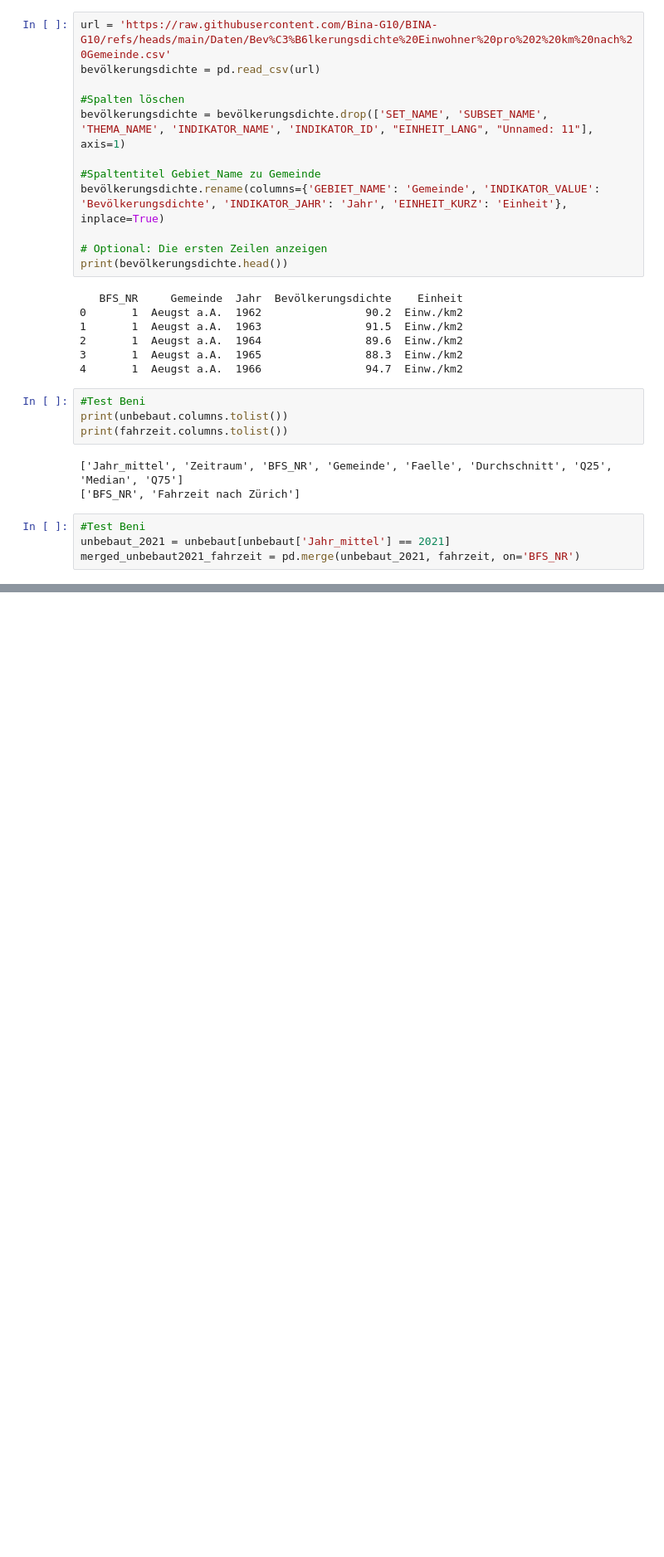
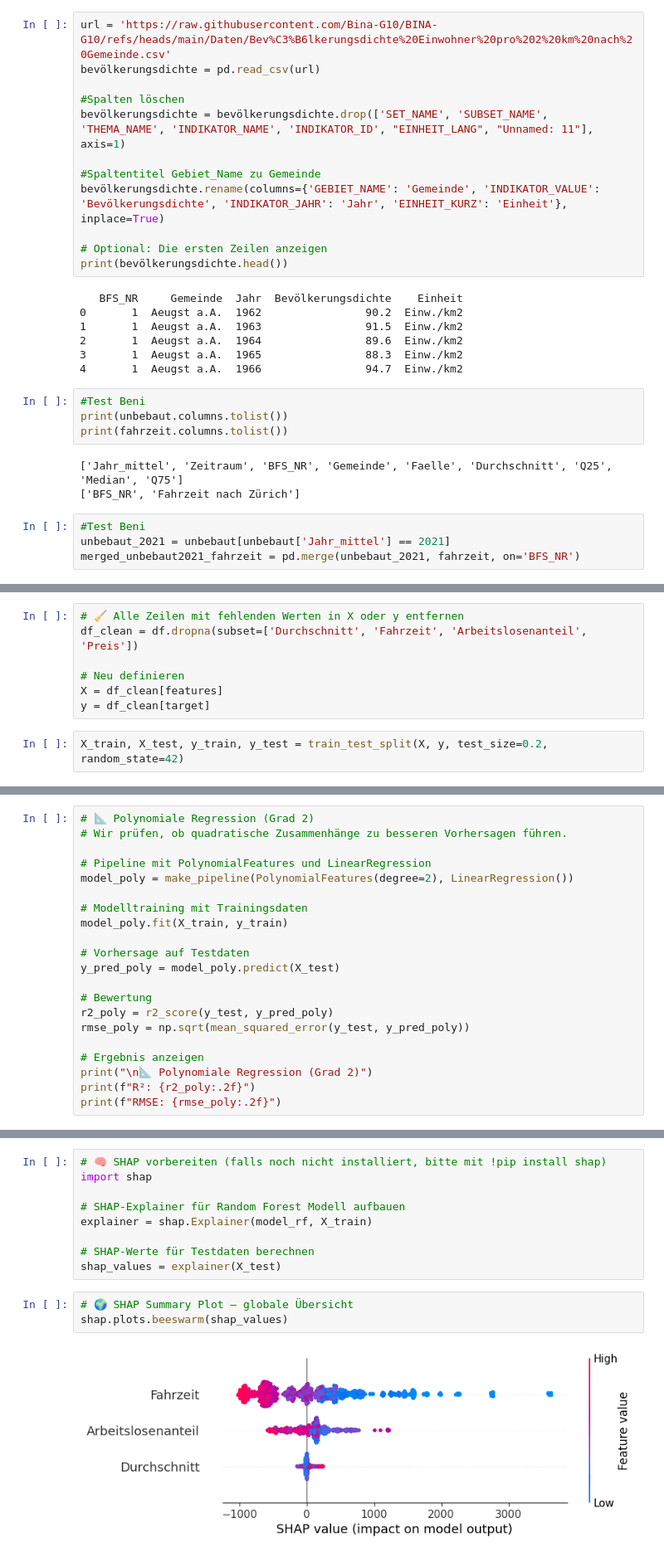
Before and after one commit to Bina-G10/BINA-G10, a Jupyter notebook: bina_gruppe10.ipynb, the cells around one changed output, grey strips where cells are left out. Shown at 83% size. Drawn from its saved outputs; the diff is of its cells as text; blank space fills up the shorter version.

Commit message:
Modelle erstellt (Thomas)

```diff
--- a/bina_gruppe10.ipynb
+++ b/bina_gruppe10.ipynb
@@ -461,0 +625,9 @@ fig.show()
+# %%
+# 🧹 Alle Zeilen mit fehlenden Werten in X oder y entfernen
+df_clean = df.dropna(subset=['Durchschnitt', 'Fahrzeit', 'Arbeitslosenanteil', 'Preis'])
+
+# Neu definieren
+X = df_clean[features]
+y = df_clean[target]
+# %%
+X_train, X_test, y_train, y_test = train_test_split(X, y, test_size=0.2, random_state=42)
@@ -461,0 +698,21 @@ fig.show()
+# %%
+# 📐 Polynomiale Regression (Grad 2)
+# Wir prüfen, ob quadratische Zusammenhänge zu besseren Vorhersagen führen.
+
+# Pipeline mit PolynomialFeatures und LinearRegression
+model_poly = make_pipeline(PolynomialFeatures(degree=2), LinearRegression())
+
+# Modelltraining mit Trainingsdaten
+model_poly.fit(X_train, y_train)
+
+# Vorhersage auf Testdaten
+y_pred_poly = model_poly.predict(X_test)
+
+# Bewertung
+r2_poly = r2_score(y_test, y_pred_poly)
+rmse_poly = np.sqrt(mean_squared_error(y_test, y_pred_poly))
+
+# Ergebnis anzeigen
+print("\n📐 Polynomiale Regression (Grad 2)")
+print(f"R²: {r2_poly:.2f}")
+print(f"RMSE: {rmse_poly:.2f}")
@@ -461,0 +860,14 @@ fig.show()
+# %%
+# 🧠 SHAP vorbereiten (falls noch nicht installiert, bitte mit !pip install shap)
+import shap
+
+# SHAP-Explainer für Random Forest Modell aufbauen
+explainer = shap.Explainer(model_rf, X_train)
+
+# SHAP-Werte für Testdaten berechnen
+shap_values = explainer(X_test)
+# %%
+# 🌍 SHAP Summary Plot – globale Übersicht
+shap.plots.beeswarm(shap_values)
+# %% [output]
+[figure, added]
```
Also changed, not shown: parts of 38 cells of this notebook.
